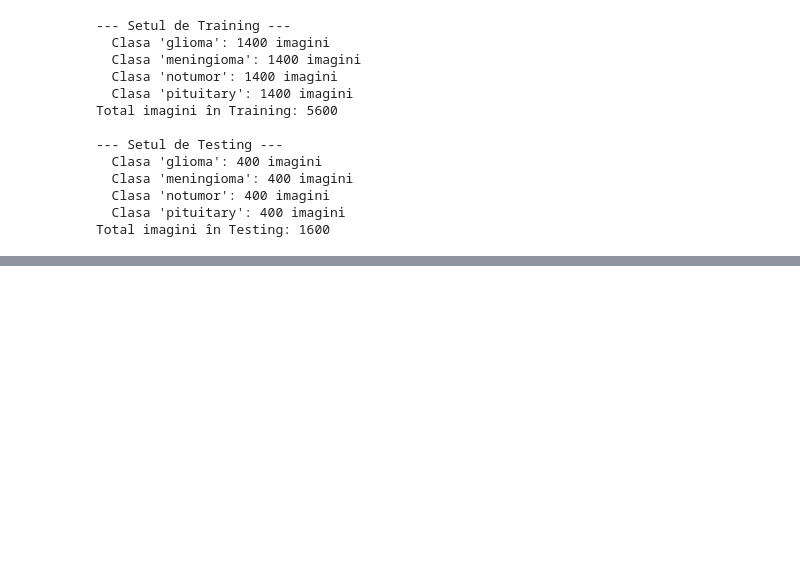
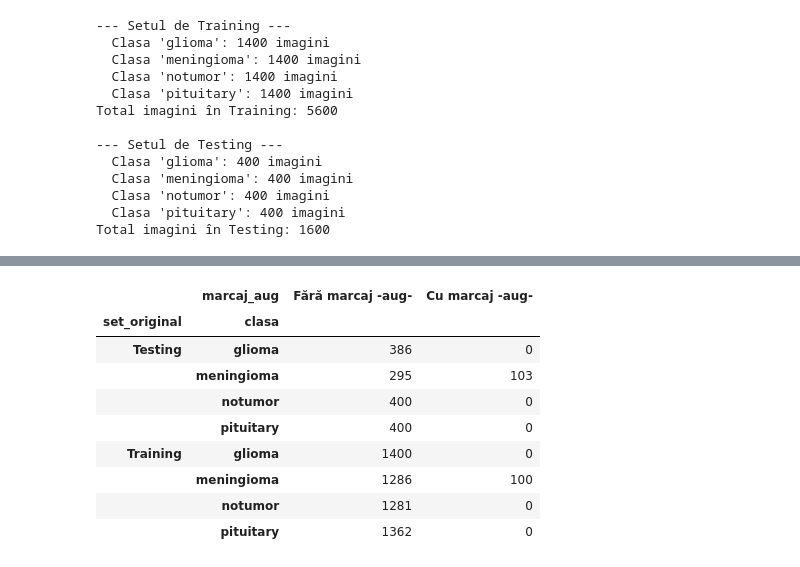
Before and after one commit to mercasdenisa13/Licenta-Detectare-Tumori-Cerebrale, a Jupyter notebook: notebooks/01_explorare_date_clasificare.ipynb, the cells around one changed output, grey strips where cells are left out. Saved outputs shown, nothing was run; the diff lists cells and outputs as text; code cells hidden in the pictures; blank space fills up the shorter version.

```diff
--- a/notebooks/01_explorare_date_clasificare.ipynb
+++ b/notebooks/01_explorare_date_clasificare.ipynb
@@ -240,0 +531,40 @@ Total imagini în Testing: 1600
+# %%
+# 14. Verificarea fișierelor cu marcajul -aug-
+
+import pandas as pd
+
+verificare_aug = pd.concat(
+    [training_distinct, testing_distinct],
+    ignore_index=True
+).copy()
+
+verificare_aug["marcaj_aug"] = (
+    verificare_aug["cale_relativa"]
+    .str.lower()
+    .str.contains("-aug-", regex=False)
+)
+
+tabel_aug = (
+    verificare_aug
+    .groupby(["set_original", "clasa", "marcaj_aug"])
+    .size()
+    .unstack("marcaj_aug", fill_value=0)
+    .reindex(columns=[False, True], fill_value=0)
+    .rename(columns={
+        False: "Fără marcaj -aug-",
+        True: "Cu marcaj -aug-"
+    })
+)
+
+display(tabel_aug)
+# %% [output]
+|  | marcaj_aug | Fără marcaj -aug- | Cu marcaj -aug- |
+| set_original | clasa |  |  |
+| Testing | glioma | 386 | 0 |
+|  | meningioma | 295 | 103 |
+|  | notumor | 400 | 0 |
+|  | pituitary | 400 | 0 |
+| Training | glioma | 1400 | 0 |
+|  | meningioma | 1286 | 100 |
+|  | notumor | 1281 | 0 |
+|  | pituitary | 1362 | 0 |
```
Also changed, not shown: parts of 7 cells of this notebook, 4 other files.
